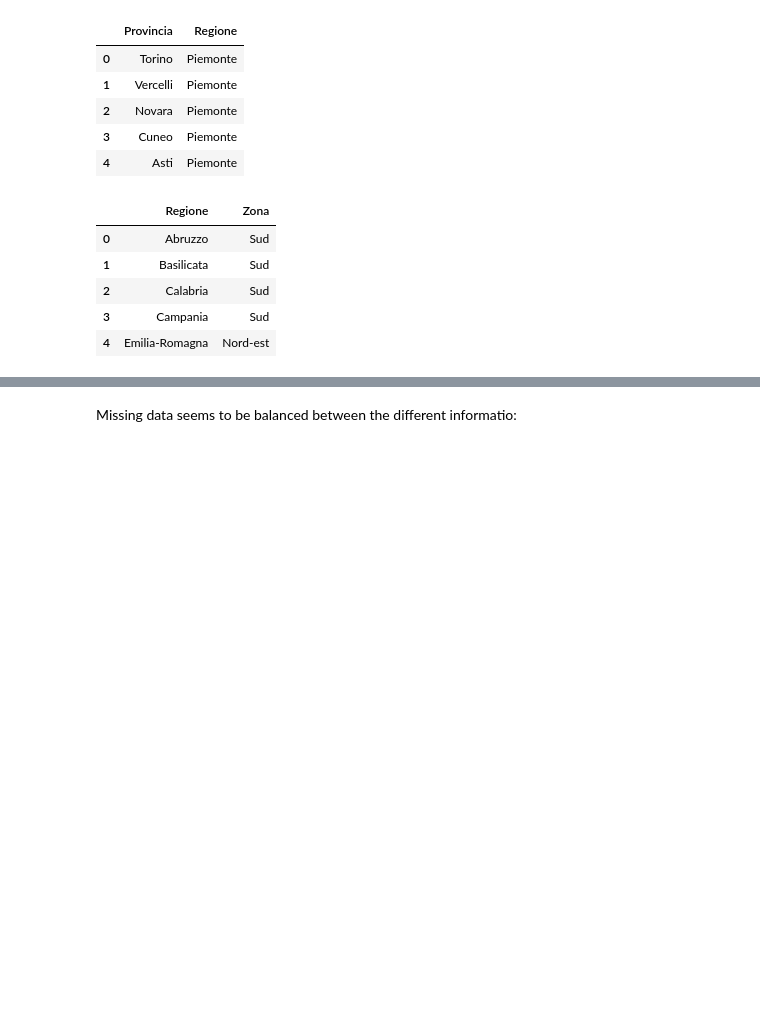
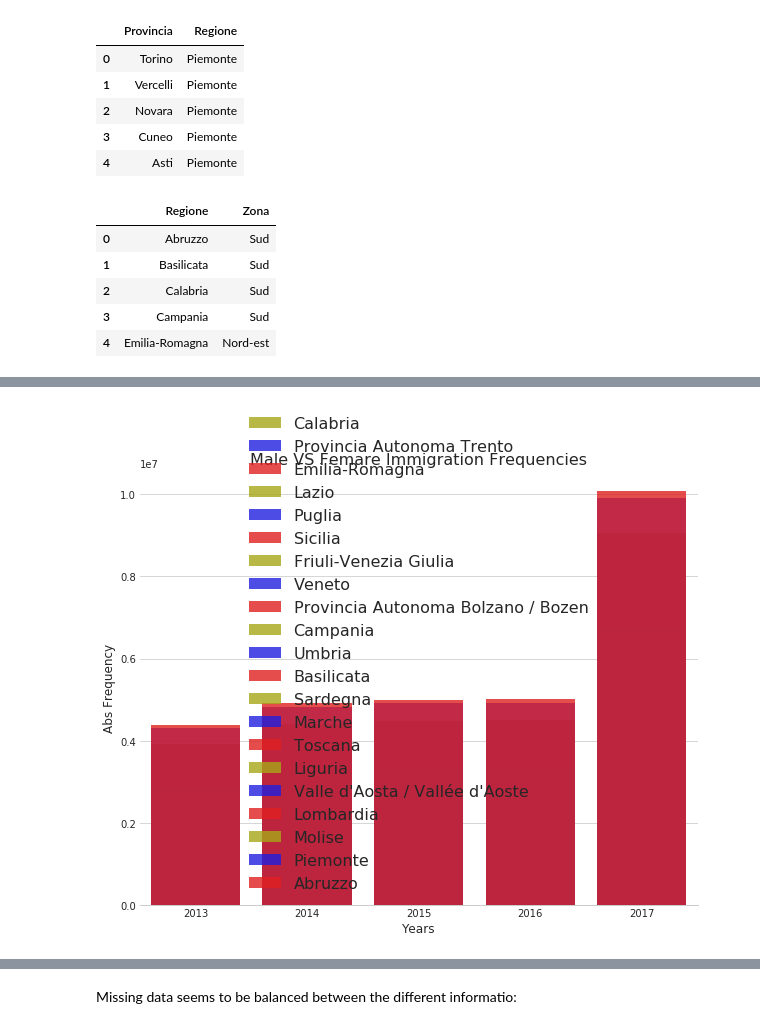
Before and after one commit to SaraR-1/Immigration, a Jupyter notebook: Statistics.ipynb, the cells around one changed output, grey strips where cells are left out. Saved outputs shown, nothing was run; the diff lists cells and outputs as text; code cells hidden in the pictures; blank space fills up the shorter version.

```diff
--- a/Statistics.ipynb
+++ b/Statistics.ipynb
@@ -61,9 +62,9 @@ plt.show()
 # %%
 # Region distribution - aggragation over the year
-regioni = {}
+regioni_aggr = {}
 
-for r in regioni.keys():
-    regioni[r] = sum([sum(resident_foreigners_norm[resident_foreigners_norm["Provincia"] == i]["Numero"].values) for i in provincia_regione[provincia_regione["Regione"] == r]["Provincia"].values])
+for r in list(set(regione_zona["Regione"])):
+    regioni_aggr[r] = sum([sum(resident_foreigners_norm[resident_foreigners_norm["Provincia"] == i]["Numero"].values) for i in provincia_regione[provincia_regione["Regione"] == r]["Provincia"].values])
 # %%
 # Region distribution across the years
 regioni = {}
@@ -77,0 +77,24 @@ for r in list(set(regione_zona["Regione"])):
+# %%
+'''
+#Set general plot properties
+sns.set_style("whitegrid")
+sns.set_context({"figure.figsize": (10, 8)})
+
+fig, ax = plt.subplots()
+colors = ["y", "b", "r","y", "b", "r", "y", "b", "r", "y", "b", "r", "y", "b", "r", "y", "b", "r", "y", "b", "r"]
+year_distr = [0 for y in years]
+for r, c in zip(regioni.keys(), colors):
+    year_distr = [regioni[r][y]+last for y, last in zip(years, year_distr)]
+    sns.barplot(y= year_distr, x = years, label = r,  color=c, alpha = .8)
+
+sns.despine(left=True)
+plt.xlabel("Years", fontsize=12)
+plt.ylabel("Abs Frequency", fontsize=12)
+plt.legend(prop={'size':16})
+plt.title("Male VS Femare Immigration Frequencies", fontsize = 16)
+#plt.xticks(rotation=45)
+
+plt.show()
+'''
+# %% [output]
+[figure, added]
```
Also changed, not shown: parts of 11 cells of this notebook, 29 other files.
